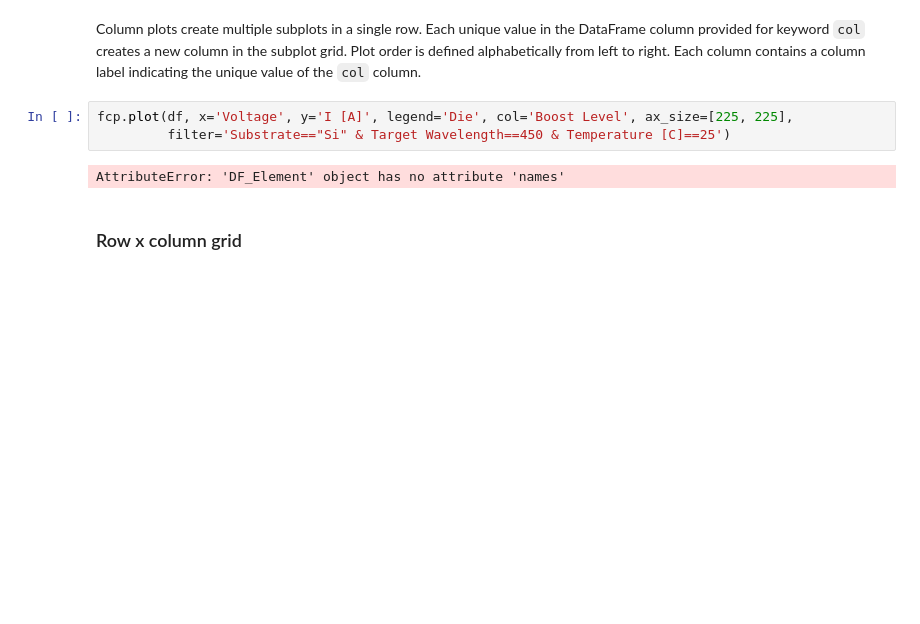
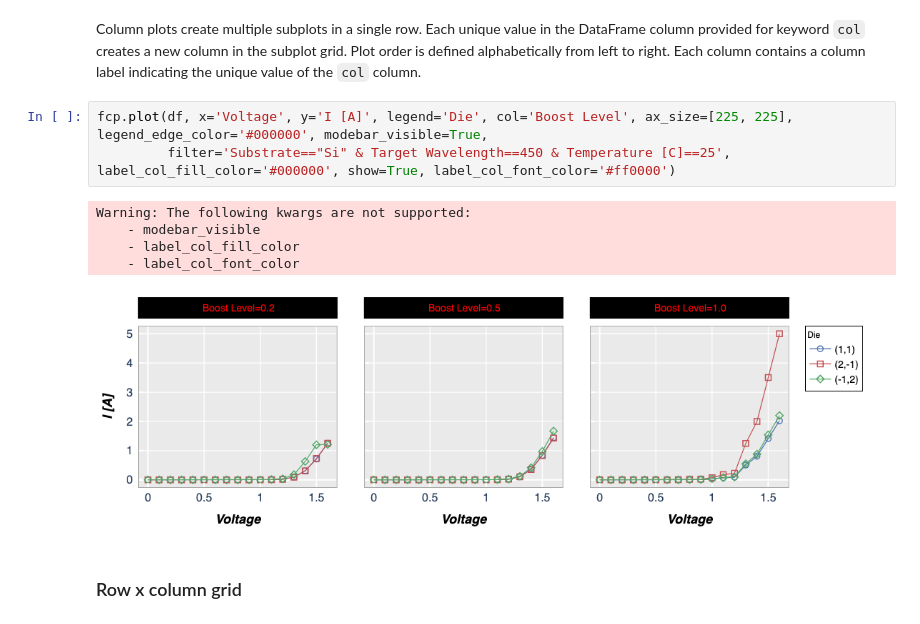
Before and after one commit to endangeredoxen/fivecentplots, a Jupyter notebook: doc/plot-plotly.ipynb, the cells around one changed output. Saved outputs shown, nothing was run; the diff lists cells and outputs as text; blank space fills up the shorter version.

```diff
--- a/doc/plot-plotly.ipynb
+++ b/doc/plot-plotly.ipynb
@@ -261,10 +257,14 @@ AttributeError: 'DF_Element' object has no attribute 'names'
 # %% [markdown]
 Column plots create multiple subplots in a single row.  Each unique value in the DataFrame column provided for keyword ``col`` creates a new column in the subplot grid.  Plot order is defined alphabetically from left to right.  Each column contains a column label indicating the unique value of the ``col`` column.
 # %%
-fcp.plot(df, x='Voltage', y='I [A]', legend='Die', col='Boost Level', ax_size=[225, 225],
-         filter='Substrate=="Si" & Target Wavelength==450 & Temperature [C]==25')
+fcp.plot(df, x='Voltage', y='I [A]', legend='Die', col='Boost Level', ax_size=[225, 225], legend_edge_color='#000000', modebar_visible=True,
+         filter='Substrate=="Si" & Target Wavelength==450 & Temperature [C]==25', label_col_fill_color='#000000', show=True, label_col_font_color='#ff0000')
 # %% [output]
-AttributeError: 'DF_Element' object has no attribute 'names'
+Warning: The following kwargs are not supported:
+    - modebar_visible
+    - label_col_fill_color
+    - label_col_font_color
+[figure, added]
 # %% [markdown]
 ### Row x column grid
 # %% [markdown]
```
Also changed, not shown: parts of 19 cells of this notebook, 3 other files.
